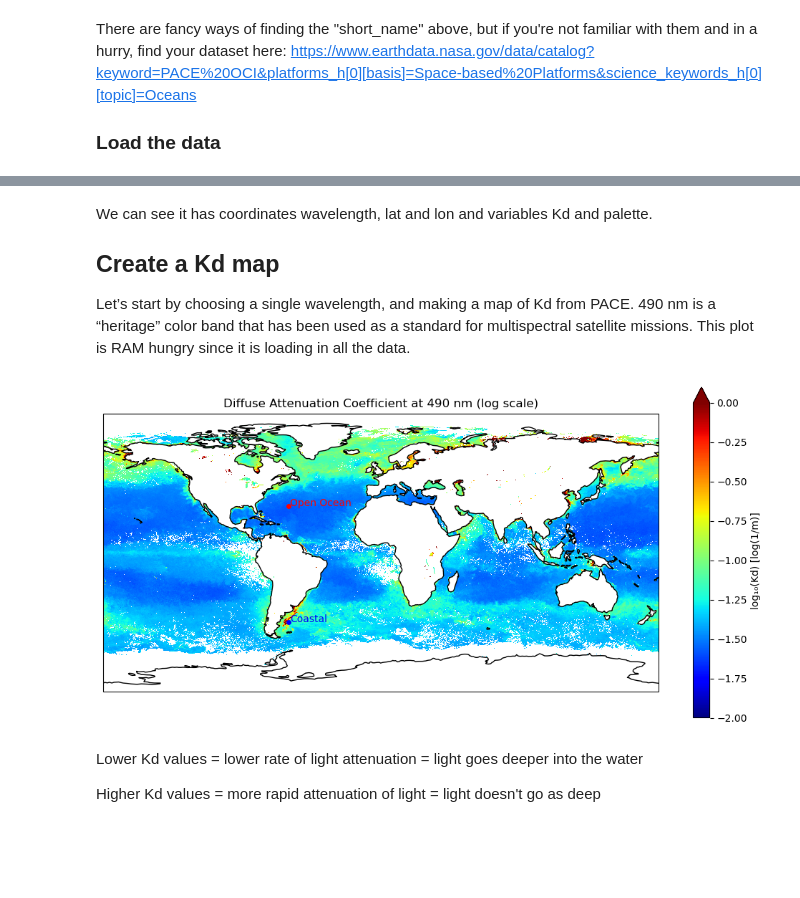
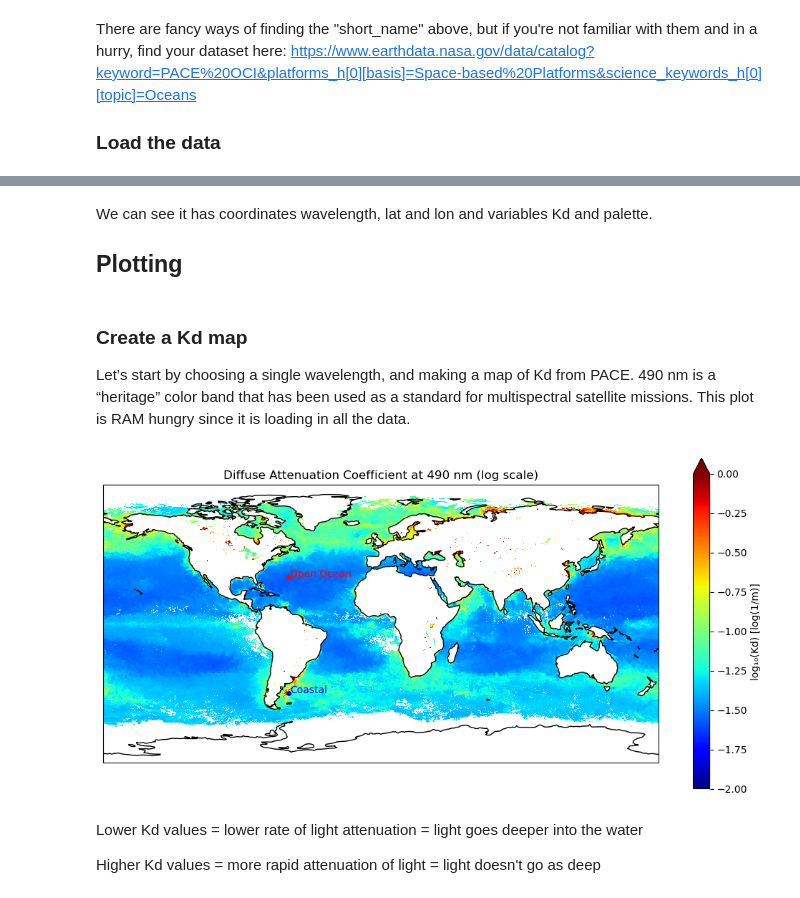
Before and after one commit to eeholmes/2025-tutorials, a Jupyter notebook: kd_vizualization.ipynb, the cells around one changed output, grey strips where cells are left out. Cells and saved outputs as stored; diff of their text form; code cells hidden in the pictures; blank space fills up the shorter version.

```diff
--- a/kd_vizualization.ipynb
+++ b/kd_vizualization.ipynb
@@ -170,44 +175,57 @@ Attributes: (12/64)
+# %% [markdown]
+We can see it has coordinates wavelength, lat and lon and variables Kd and palette.
+
+## Plotting
+# %%
+# ---- Load Libraries for printing ----
+import numpy as np
+import matplotlib.pyplot as plt
+import cartopy
+import cartopy.crs as ccrs
+import cartopy.feature as cfeature
+import gc
+
+# ---- Create a coarsen function to speed up plotting
+# subsample the lat/lons. We don't need to show all
+def coarsen_da(da, step=2):
+    return da.isel(lat=slice(None, None, step),
+                   lon=slice(None, None, step))
 # %% [markdown]
-We can see it has coordinates wavelength, lat and lon and variables Kd and palette.
-
-## Create a Kd map
+### Create a Kd map
 
 Let’s start by choosing a single wavelength, and making a map of Kd from PACE. 490 nm is a “heritage” color band that has been used as a standard for multispectral satellite missions. This plot is RAM hungry since it is loading in all the data.
 # %%
-import matplotlib.pyplot as plt
-import cartopy.crs as ccrs
-import numpy as np
-
 # Extract and clean the Kd value at 490 nm
 Kd_490 = dataset["Kd"].sel(wavelength=490.0)
 Kd_490_clean = Kd_490.where(Kd_490 > 0)
 Kd_log = np.log10(Kd_490_clean)
+Kd_log = coarsen_da(Kd_log, step=4) # subset lat/lon for faster plotting
 
 # Plot using xarray's built-in .plot() with Cartopy
 fig, ax = plt.subplots(figsize=(10, 5), subplot_kw={'projection': ccrs.PlateCarree()})
 Kd_log.plot(
     ax=ax,
     transform=ccrs.PlateCarree(),
     cmap='jet',
     vmin=-2,
     vmax=0,
     cbar_kwargs={'label': 'log₁₀(Kd) [log(1/m)]'}
 )
 ax.coastlines()
 ax.set_title('Diffuse Attenuation Coefficient at 490 nm (log scale)')
 
 # Plot points for open and coastal points
 open_coord = {'lat': 30.0, 'lon': -60.0}
 coastal_coord = {'lat': -45.0, 'lon': -60.0}
 ax.plot(open_coord['lon'], open_coord['lat'], 'ro', markersize=4, transform=ccrs.PlateCarree())
 ax.text(open_coord['lon'] + 1, open_coord['lat'], 'Open Ocean', color='red', transform=ccrs.PlateCarree())
 ax.plot(coastal_coord['lon'], coastal_coord['lat'], 'bo', markersize=4, transform=ccrs.PlateCarree())
 ax.text(coastal_coord['lon'] + 1, coastal_coord['lat'], 'Coastal', color='blue', transform=ccrs.PlateCarree())
 
 plt.tight_layout()
 plt.show()
 # %% [output]
-[figure, old version]
+[figure, new version]
 # %% [markdown]
 Lower Kd values = lower rate of light attenuation = light goes deeper into the water
 
```
Also changed, not shown: parts of 13 cells of this notebook.
